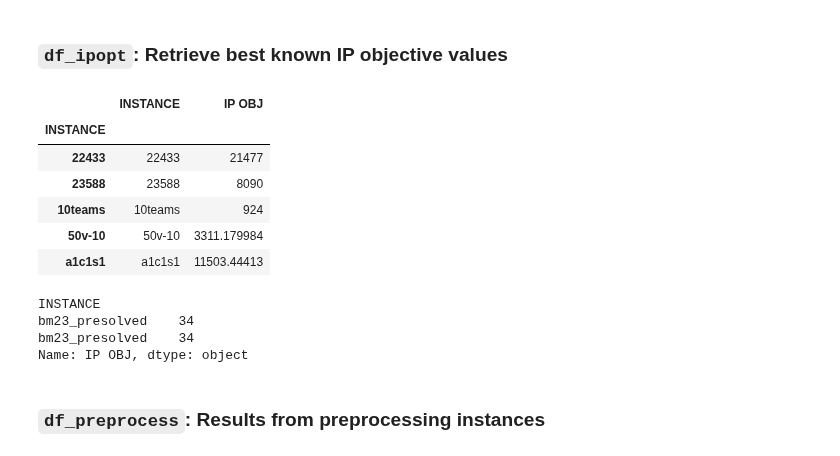
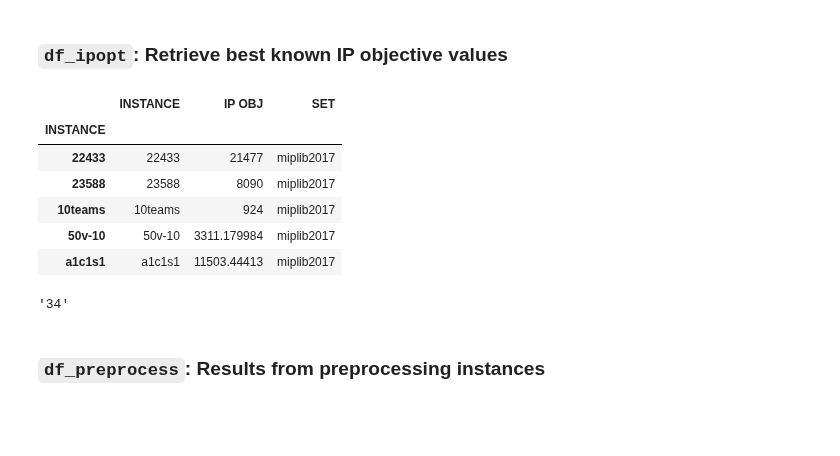
Before and after one commit to akazachk/vpc, a Jupyter notebook: plots/plots.ipynb, the cells around one changed output. Cells and saved outputs as stored; diff of their text form; code cells hidden in the pictures; blank space fills up the shorter version.

```diff
--- a/plots/plots.ipynb
+++ b/plots/plots.ipynb
@@ -105,22 +237,20 @@ def initialize_df(filename):
 # %%
 ## Best known IP objective values
 df_ipopt = pd.read_csv(DATA_DIR + "ip_obj.csv")
 df_ipopt = df_ipopt.set_index(df_ipopt[df_ipopt.columns[0]])
 df_ipopt.rename(columns = {'IP_OBJ' : 'IP OBJ'}, inplace=True) # for consistency with other dfs
+df_ipopt = df_ipopt[~df_ipopt.index.duplicated()]
 display(df_ipopt.head())
 display(df_ipopt['IP OBJ']['bm23_presolved'])
 # %% [output]
-|  | INSTANCE | IP OBJ |
-| INSTANCE |  |  |
-| 22433 | 22433 | 21477 |
-| 23588 | 23588 | 8090 |
-| 10teams | 10teams | 924 |
-| 50v-10 | 50v-10 | 3311.179984 |
-| a1c1s1 | a1c1s1 | 11503.44413 |
+|  | INSTANCE | IP OBJ | SET |
+| INSTANCE |  |  |  |
+| 22433 | 22433 | 21477 | miplib2017 |
+| 23588 | 23588 | 8090 | miplib2017 |
+| 10teams | 10teams | 924 | miplib2017 |
+| 50v-10 | 50v-10 | 3311.179984 | miplib2017 |
+| a1c1s1 | a1c1s1 | 11503.44413 | miplib2017 |
-INSTANCE
-bm23_presolved    34
-bm23_presolved    34
-Name: IP OBJ, dtype: object
+'34'
 # %% [markdown]
 ### `df_preprocess`: Results from preprocessing instances
 # %%
```
Also changed, not shown: parts of 127 cells of this notebook.
